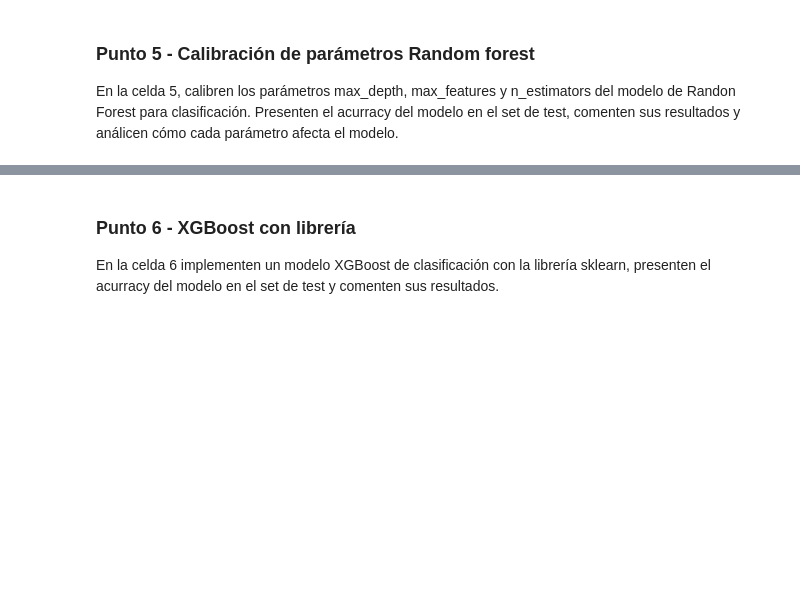
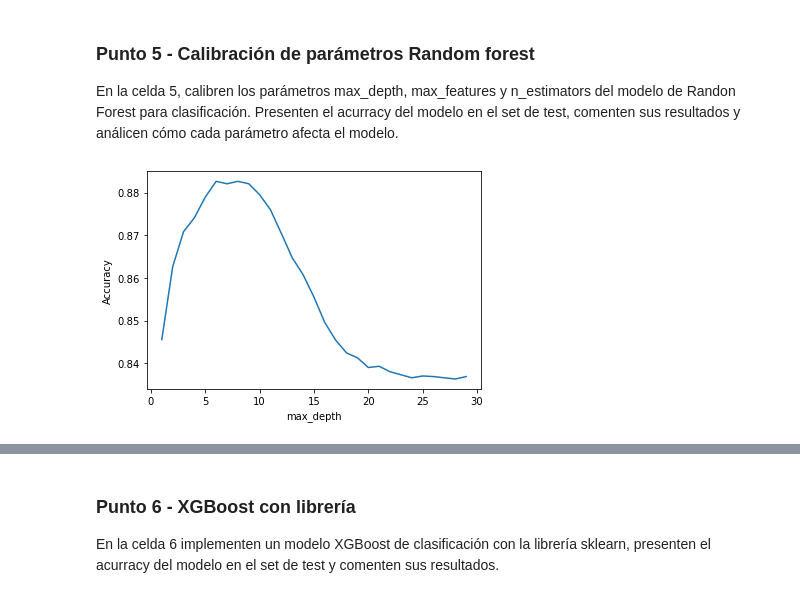
Before and after one commit to egirald/MIAD_ML_and_NLP, a Jupyter notebook: Semana 2/S2TC1_RandomForests_Boosting.ipynb, the cells around one changed output, grey strips where cells are left out. Cells and saved outputs as stored; diff of their text form; code cells hidden in the pictures; blank space fills up the shorter version.

```diff
--- a/Semana 2/S2TC1_RandomForests_Boosting.ipynb
+++ b/Semana 2/S2TC1_RandomForests_Boosting.ipynb
@@ -74,0 +377,98 @@ En la celda 5, calibren los parámetros max_depth, max_features y n_estimators d
+# %%
+# Celda 5
+
+from sklearn.model_selection import cross_val_score
+import matplotlib.pyplot as plt
+
+def cal_max_depth(inicial, final, paso):
+    # Creación de lista de valores para iterar sobre diferentes valores de n_estimators
+    estimator_range = range(inicial,final, paso)
+
+    # Definición de lista para almacenar la exactitud (accuracy) promedio para cada valor de n_estimators
+    accuracy_scores = []
+
+    # Uso de un 15-fold cross-validation para cada valor de n_estimators
+    for estimator in estimator_range:
+        clf = RandomForestClassifier(max_depth=estimator, random_state=1, n_jobs=-1)
+        accuracy_scores.append(cross_val_score(clf, X_train, y_train, cv=15, scoring='accuracy').mean())
+
+    # Gráfica del desempeño del modelo vs la cantidad de n_estimators
+    plt.plot(estimator_range, accuracy_scores)
+    plt.xlabel('max_depth')
+    plt.ylabel('Accuracy')
+    plt.show()
+    return
+cal_max_depth(1, 30, 1)
+print("La calibración indica que el mejor desempeño se obtiene con una profundidad de 6 (max_depth=6) ")
+
+def cal_n_features(n_features):
+    # Creación de lista de valores para iterar sobre diferentes valores de max_features
+    feature_range = range(1, n_features+1)
+
+    # Definición de lista para almacenar la exactitud (accuracy) promedio para cada valor de max_features
+    accuracy_scores = []
+
+    # Uso de un 15-fold cross-validation para cada valor de max_features
+    for feature in feature_range:
+        clf = RandomForestClassifier(max_features=feature, random_state=1, n_jobs=-1)
+        accuracy_scores.append(cross_val_score(clf, X_train, y_train, cv=15, scoring='accuracy').mean())
+
+    plt.plot(feature_range, accuracy_scores)
+    plt.xlabel('max_features')
+    plt.ylabel('Accuracy')
+    plt.show()
+    return
+cal_n_features(n_features)
+print("""La calibración indica que el mejor desempeño se obtiene con el mayor numero de variables disponible.
+      Se elige (max_features=9)""")
+
+def cal_n_estimators(inicial, final, paso):
+    # Creación de lista de valores para iterar sobre diferentes valores de n_estimators
+    estimator_range = range(inicial,final, paso)
+
+    # Definición de lista para almacenar la exactitud (accuracy) promedio para cada valor de n_estimators
+    accuracy_scores = []
+
+    # Uso de un 15-fold cross-validation para cada valor de n_estimators
+    for estimator in estimator_range:
+        clf = RandomForestClassifier(n_estimators=estimator, random_state=1, n_jobs=-1)
+        accuracy_scores.append(cross_val_score(clf, X_train, y_train, cv=15, scoring='accuracy').mean())
+
+    # Gráfica del desempeño del modelo vs la cantidad de n_estimators
+    plt.plot(estimator_range, accuracy_scores)
+    plt.xlabel('n_estimators')
+    plt.ylabel('Accuracy')
+    plt.show()
+    return
+cal_n_estimators(2, 30, 1)
+
+print("La calibración indica que el mejor desempeño se obtiene con 17 arboles (n_estimators=17) ")
+
+#Modelo con parametros calibrados
+clf = RandomForestClassifier(max_depth=6, max_features=9, n_estimators=17,random_state=1, n_jobs=-1)
+
+# Entrenamiento del modelo random forest con sklearn
+
+clf.fit(X_train, y_train)
+
+# Predicciones del modelo random forest con sklearn
+
+rf_predictions = clf.predict(X_test)
+
+# Reporte del desempeño
+Acc_RF_Cal=accuracy_score(rf_predictions, y_test)
+print('Accuracy random forest con sklearn =', accuracy_score(rf_predictions, y_test))
+
+print("""
+Comentarios:
+
+Para realizar la calibración se realizaron varias iteraciones ajustando cada vez, el rango de valores que se querían probar,
+llegando finalmente a tener un ajuste fino. Esto se realizó con cada uno de los tres parámetros por separado.
+
+Luego se pasan estos tres parámetros al modelo para entrenarlo y realizar la predicción.
+
+Se observa que luego de haber calibrado los tres parámetros max_depth, max_features y n_estimators, el accuracy incrementó
+desde 0.844 a 0.888, lo cual es una mejora significativa, lo que reafirma que un modelo como RF calibrado tiene un mejor desempeño.
+""")
+# %% [output]
+[figure, added]
```
Also changed, not shown: parts of 17 cells of this notebook, 26 other files.
